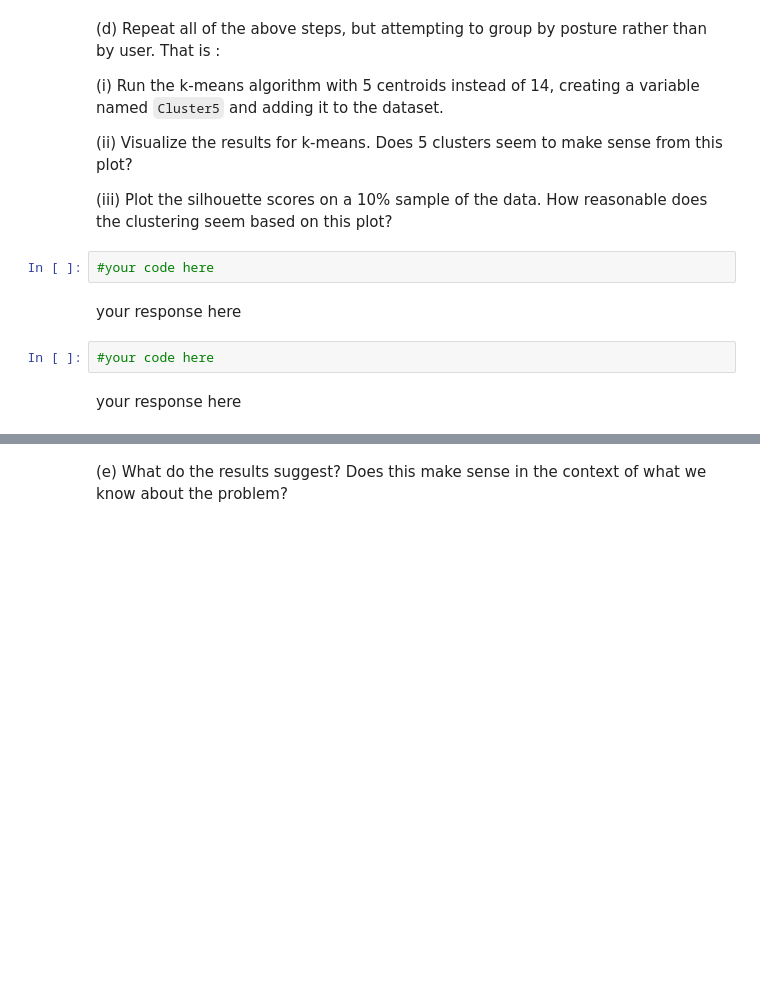
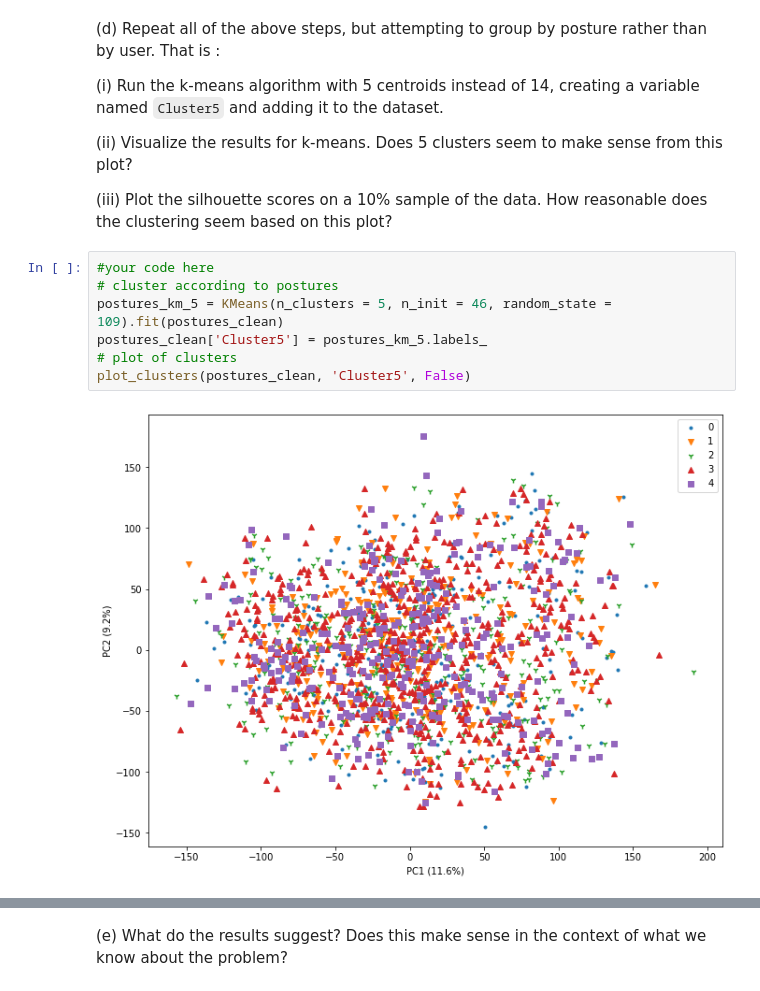
Before and after one commit to Ruby122/2020-CS109B, a Jupyter notebook: content/homeworks/hw02/cs109b_hw2.ipynb, the cells around one changed output, grey strips where cells are left out. Drawn from its saved outputs; the diff is of its cells as text; blank space fills up the shorter version.

```diff
--- a/content/homeworks/hw02/cs109b_hw2.ipynb
+++ b/content/homeworks/hw02/cs109b_hw2.ipynb
@@ -288,11 +290,12 @@ The average silhouette score is low, and plots above show overlapping clusters f
 (ii) Visualize the results for k-means. Does 5 clusters seem to make sense from this plot?
 
 (iii) Plot the silhouette scores on a 10% sample of the data. How reasonable does the clustering seem based on this plot?
-# %%
-#your code here
-# %% [markdown]
-your response here
-# %%
-#your code here
-# %% [markdown]
-your response here
+# %%
+#your code here
+# cluster according to postures
+postures_km_5 = KMeans(n_clusters = 5, n_init = 46, random_state = 109).fit(postures_clean)
+postures_clean['Cluster5'] = postures_km_5.labels_
+# plot of clusters
+plot_clusters(postures_clean, 'Cluster5', False)
+# %% [output]
+[figure, added]
```
Also changed, not shown: parts of 9 cells of this notebook.
